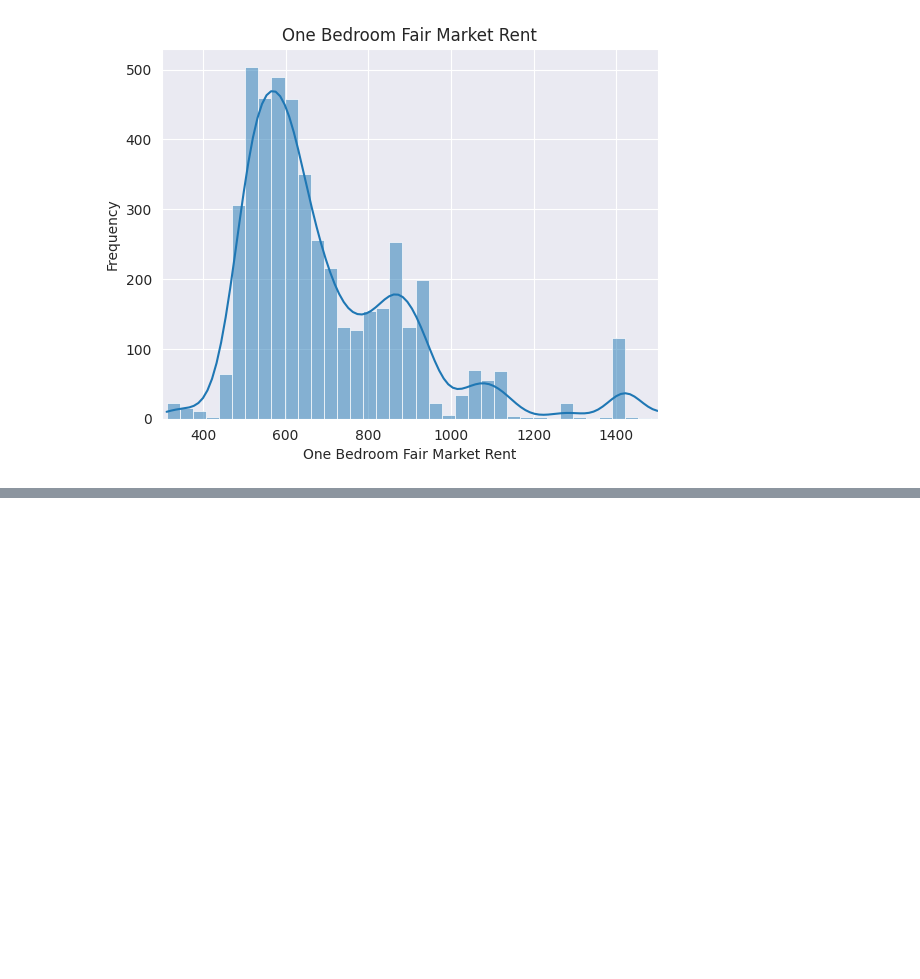
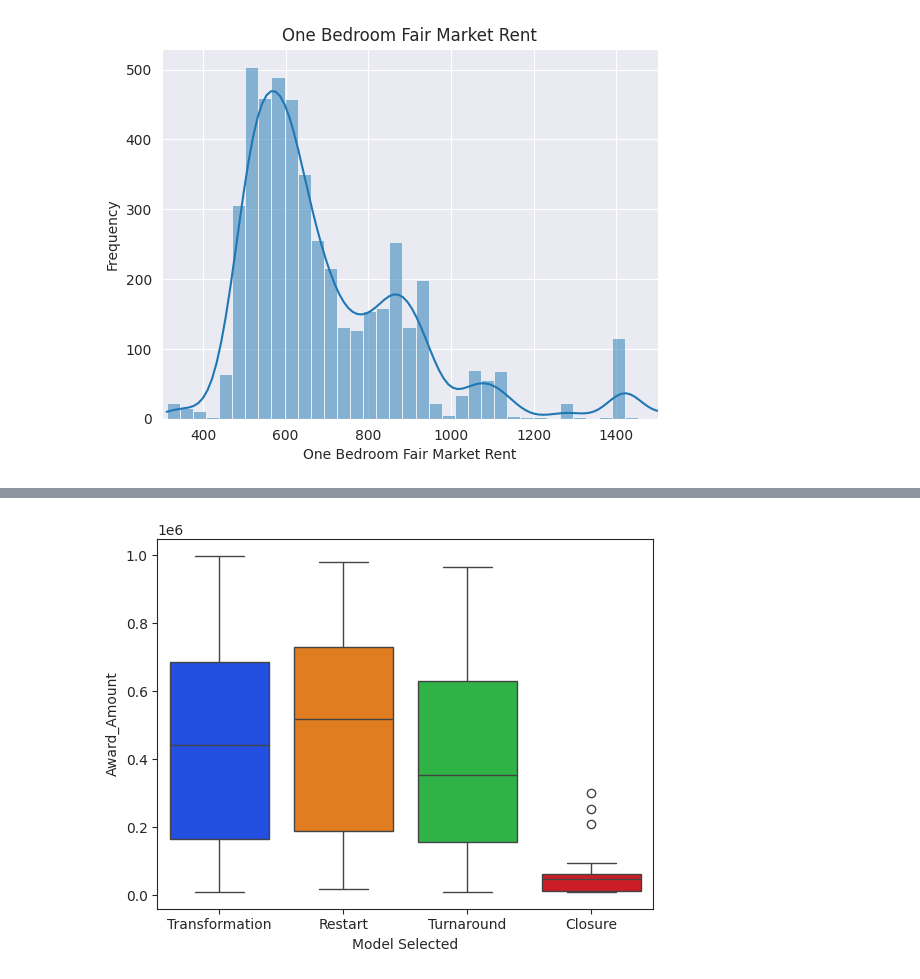
Before and after one commit to Kinetics20/Data_viz_lab, a Jupyter notebook: seaborn_3.ipynb, the cells around one changed output, grey strips where cells are left out. Saved outputs shown, nothing was run; the diff lists cells and outputs as text; code cells hidden in the pictures; blank space fills up the shorter version.

```diff
--- a/seaborn_3.ipynb
+++ b/seaborn_3.ipynb
@@ -66,0 +101,13 @@ plt.show()
+# %%
+sns.set_palette('bright')
+
+sns.boxplot(
+    y='Award_Amount',
+    x='Model Selected',
+    hue='Model Selected',
+    data=school
+
+)
+plt.show()
+# %% [output]
+[figure, added]
```
Also changed, not shown: parts of 18 cells of this notebook, 1 other file.
